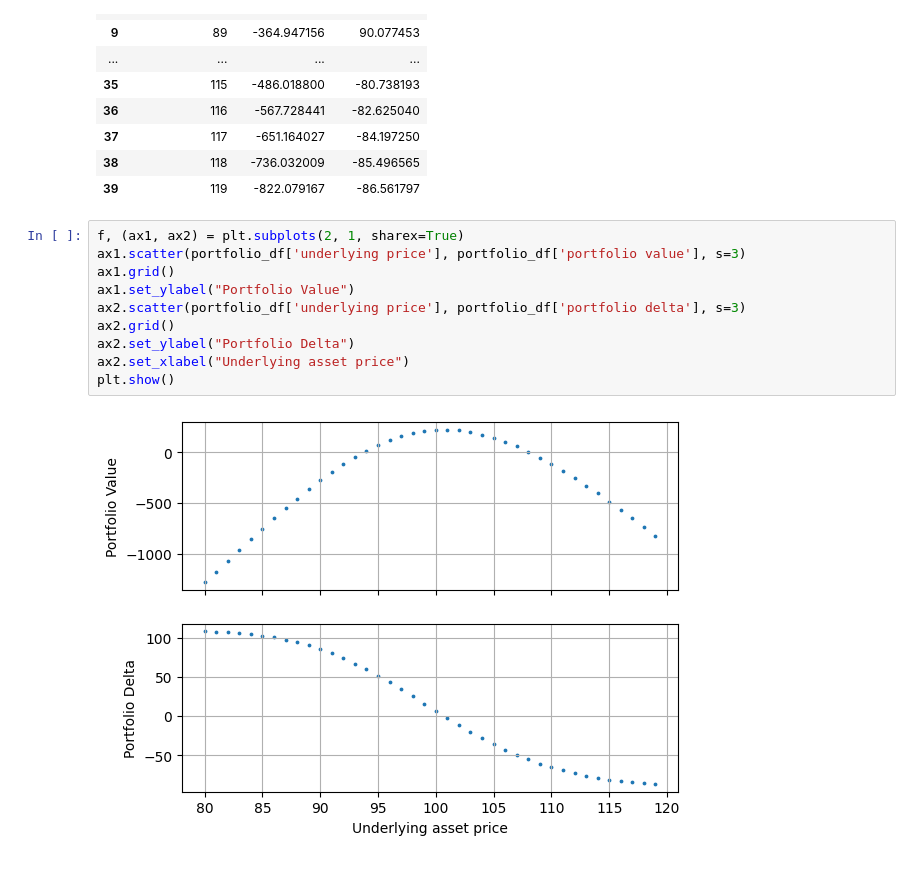
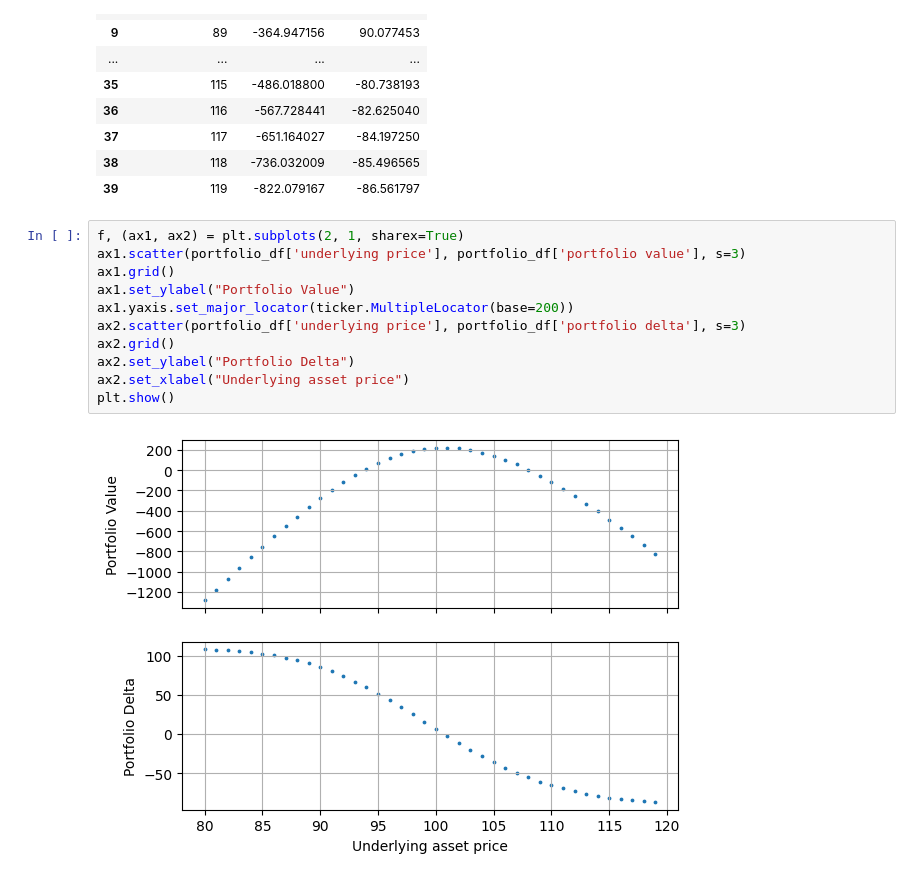
Before and after one commit to Kamin-At/FIN537_Risk_Management, a Jupyter notebook: HW1/HW1.ipynb, the cells around one changed output. Cells and saved outputs as stored; diff of their text form.

```diff
--- a/HW1/HW1.ipynb
+++ b/HW1/HW1.ipynb
@@ -141,12 +143,13 @@ portfolio_df
 # %%
 f, (ax1, ax2) = plt.subplots(2, 1, sharex=True)
 ax1.scatter(portfolio_df['underlying price'], portfolio_df['portfolio value'], s=3)
 ax1.grid()
 ax1.set_ylabel("Portfolio Value")
+ax1.yaxis.set_major_locator(ticker.MultipleLocator(base=200))
 ax2.scatter(portfolio_df['underlying price'], portfolio_df['portfolio delta'], s=3)
 ax2.grid()
 ax2.set_ylabel("Portfolio Delta")
 ax2.set_xlabel("Underlying asset price")
 plt.show()
 # %% [output]
-[figure, old version]
+[figure, new version]
```
Also changed, not shown: parts of 3 cells of this notebook.
